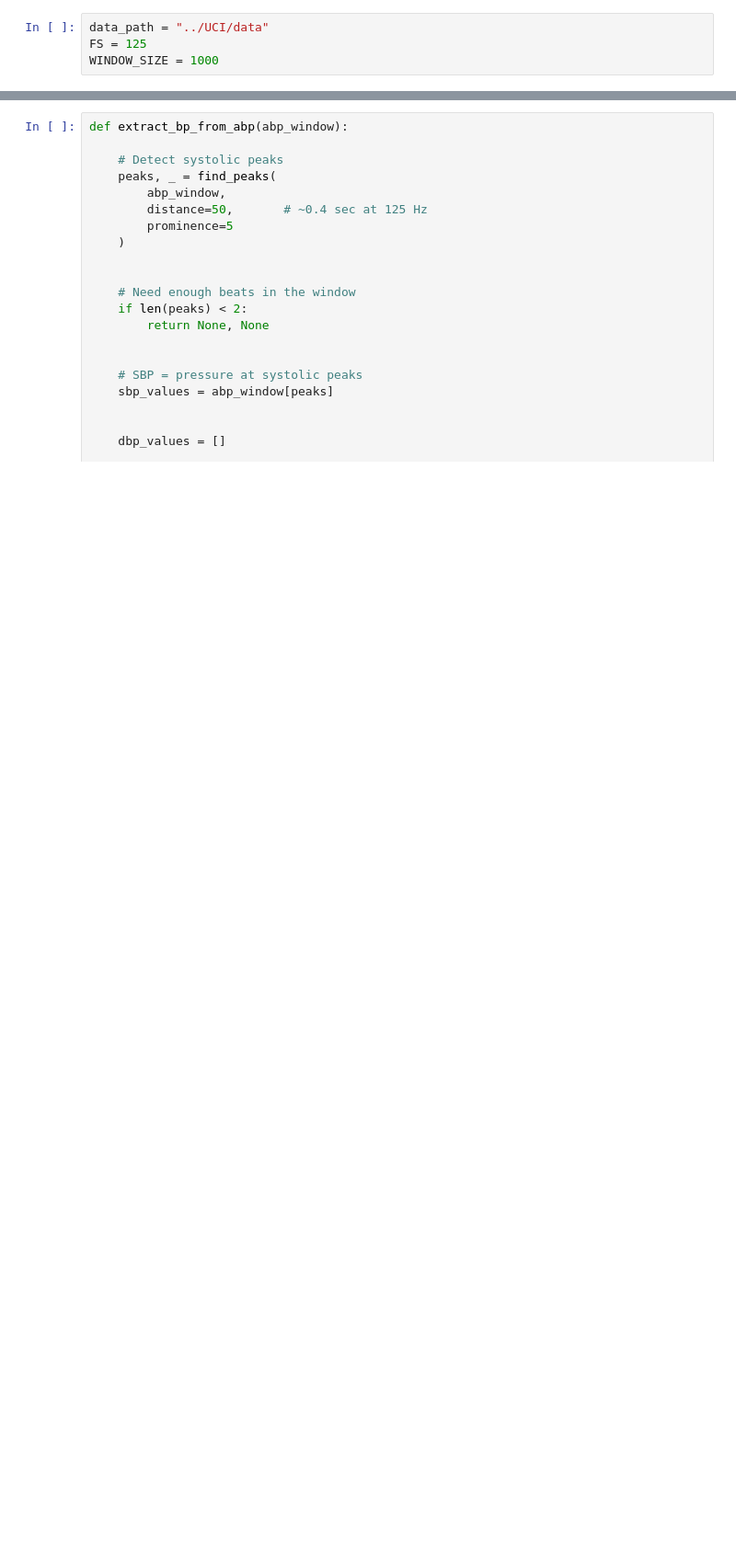
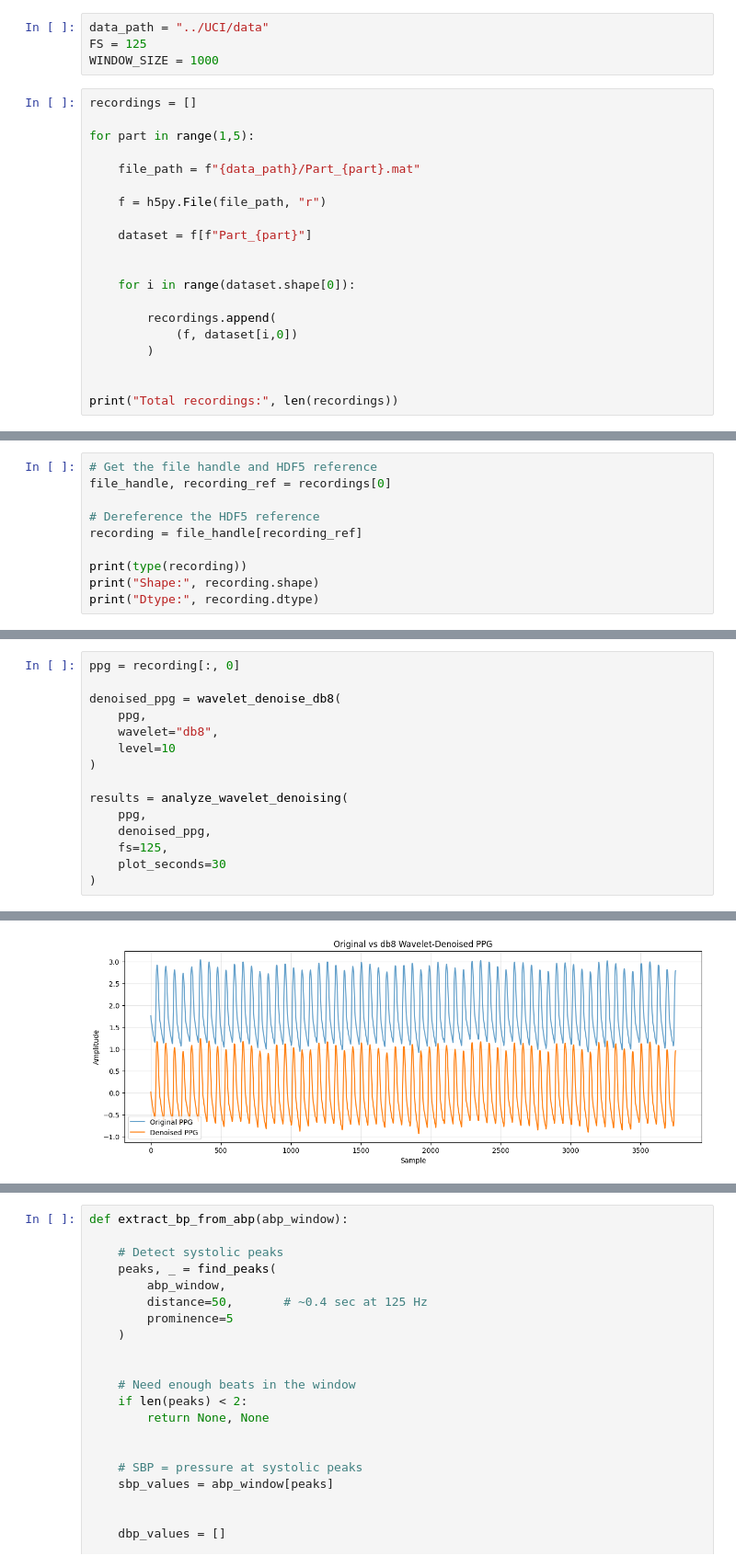
Before and after one commit to Yashvi1701/BP_estimation, a Jupyter notebook: UCI/dwt.ipynb, the cells around one changed output, grey strips where cells are left out. Shown at 92% size. Saved outputs shown, nothing was run; the diff lists cells and outputs as text; blank space fills up the shorter version.

```diff
--- a/UCI/dwt.ipynb
+++ b/UCI/dwt.ipynb
@@ -6,3 +8,23 @@ from scipy.signal import find_peaks
 data_path = "../UCI/data"
 FS = 125
 WINDOW_SIZE = 1000
+# %%
+recordings = []
+
+for part in range(1,5):
+
+    file_path = f"{data_path}/Part_{part}.mat"
+
+    f = h5py.File(file_path, "r")
+
+    dataset = f[f"Part_{part}"]
+
+
+    for i in range(dataset.shape[0]):
+
+        recordings.append(
+            (f, dataset[i,0])
+        )
+
+
+print("Total recordings:", len(recordings))
@@ -8,0 +33,10 @@ WINDOW_SIZE = 1000
+# %%
+# Get the file handle and HDF5 reference
+file_handle, recording_ref = recordings[0]
+
+# Dereference the HDF5 reference
+recording = file_handle[recording_ref]
+
+print(type(recording))
+print("Shape:", recording.shape)
+print("Dtype:", recording.dtype)
@@ -8,0 +483,16 @@ WINDOW_SIZE = 1000
+# %%
+ppg = recording[:, 0]
+
+denoised_ppg = wavelet_denoise_db8(
+    ppg,
+    wavelet="db8",
+    level=10
+)
+
+results = analyze_wavelet_denoising(
+    ppg,
+    denoised_ppg,
+    fs=125,
+    plot_seconds=30
+)
+# %% [output]
@@ -8,0 +516 @@ WINDOW_SIZE = 1000
+[figure, added]
```
Also changed, not shown: parts of 17 cells of this notebook.
